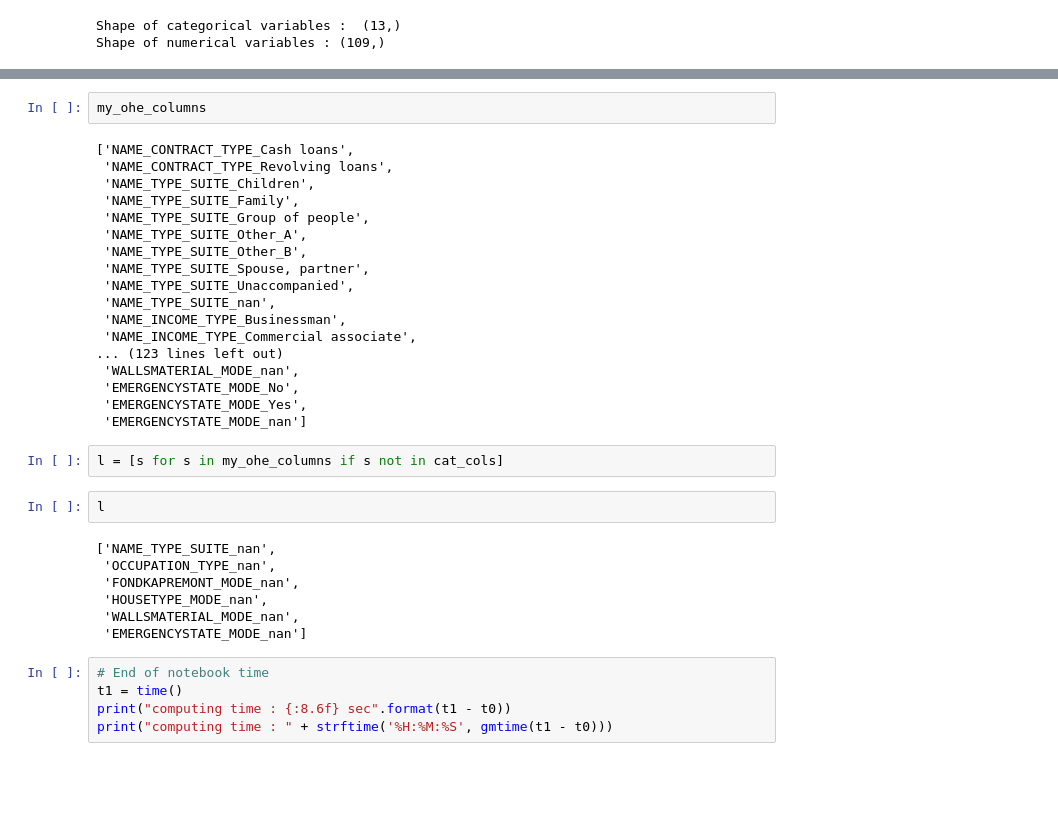
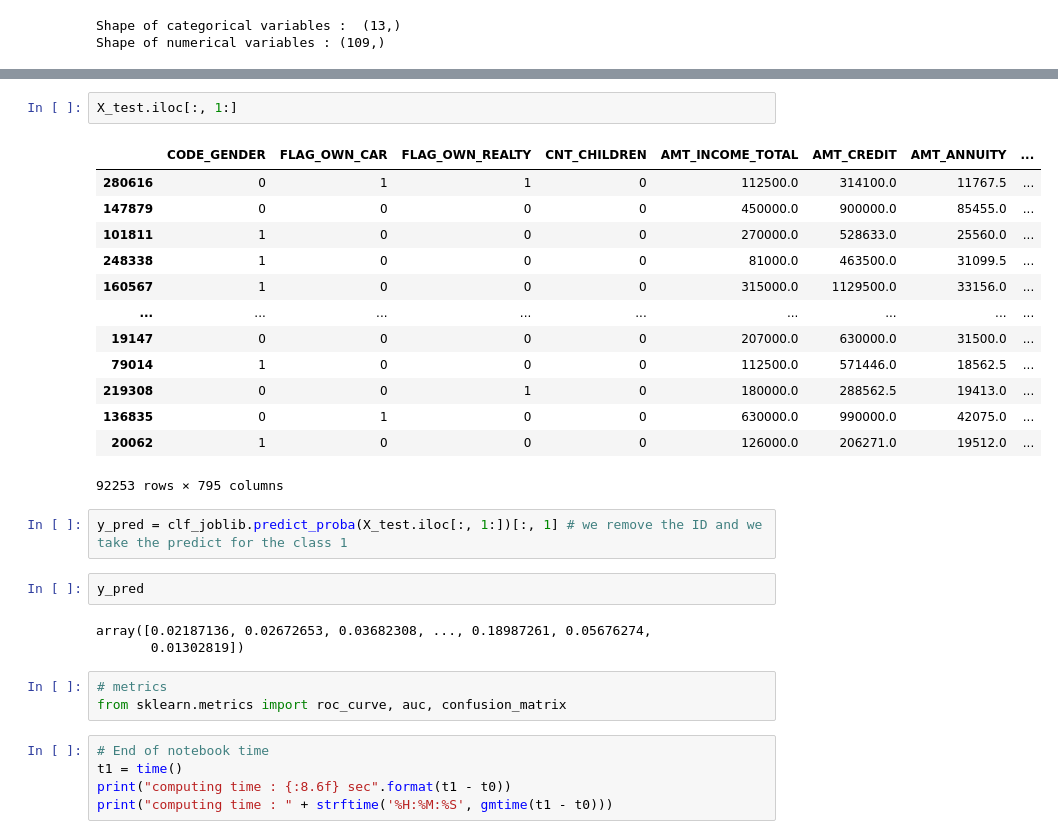
Before and after one commit to oumeima-elgharbi/P7_Data_Science_OpenClassrooms, a Jupyter notebook: P7_01_exploration.ipynb, the cells around one changed output, grey strips where cells are left out. Cells and saved outputs as stored; diff of their text form; blank space fills up the shorter version.

```diff
--- a/P7_01_exploration.ipynb
+++ b/P7_01_exploration.ipynb
@@ -441,34 +316,29 @@ cat_cols
-# %%
-my_ohe_columns
-# %% [output]
-['NAME_CONTRACT_TYPE_Cash loans',
- 'NAME_CONTRACT_TYPE_Revolving loans',
- 'NAME_TYPE_SUITE_Children',
- 'NAME_TYPE_SUITE_Family',
- 'NAME_TYPE_SUITE_Group of people',
- 'NAME_TYPE_SUITE_Other_A',
- 'NAME_TYPE_SUITE_Other_B',
- 'NAME_TYPE_SUITE_Spouse, partner',
- 'NAME_TYPE_SUITE_Unaccompanied',
- 'NAME_TYPE_SUITE_nan',
- 'NAME_INCOME_TYPE_Businessman',
- 'NAME_INCOME_TYPE_Commercial associate',
-... (123 lines left out)
- 'WALLSMATERIAL_MODE_nan',
- 'EMERGENCYSTATE_MODE_No',
- 'EMERGENCYSTATE_MODE_Yes',
- 'EMERGENCYSTATE_MODE_nan']
-# %%
-l = [s for s in my_ohe_columns if s not in cat_cols]
-# %%
-l
-# %% [output]
-['NAME_TYPE_SUITE_nan',
- 'OCCUPATION_TYPE_nan',
- 'FONDKAPREMONT_MODE_nan',
- 'HOUSETYPE_MODE_nan',
- 'WALLSMATERIAL_MODE_nan',
- 'EMERGENCYSTATE_MODE_nan']
+# %%
+X_test.iloc[:, 1:]
+# %% [output]
+|  | CODE_GENDER | FLAG_OWN_CAR | FLAG_OWN_REALTY | CNT_CHILDREN | AMT_INCOME_TOTAL | AMT_CREDIT | AMT_ANNUITY | ... |
+| 280616 | 0 | 1 | 1 | 0 | 112500.0 | 314100.0 | 11767.5 | ... |
+| 147879 | 0 | 0 | 0 | 0 | 450000.0 | 900000.0 | 85455.0 | ... |
+| 101811 | 1 | 0 | 0 | 0 | 270000.0 | 528633.0 | 25560.0 | ... |
+| 248338 | 1 | 0 | 0 | 0 | 81000.0 | 463500.0 | 31099.5 | ... |
+| 160567 | 1 | 0 | 0 | 0 | 315000.0 | 1129500.0 | 33156.0 | ... |
+| ... | ... | ... | ... | ... | ... | ... | ... | ... |
+| 19147 | 0 | 0 | 0 | 0 | 207000.0 | 630000.0 | 31500.0 | ... |
+| 79014 | 1 | 0 | 0 | 0 | 112500.0 | 571446.0 | 18562.5 | ... |
+| 219308 | 0 | 0 | 1 | 0 | 180000.0 | 288562.5 | 19413.0 | ... |
+| 136835 | 0 | 1 | 0 | 0 | 630000.0 | 990000.0 | 42075.0 | ... |
+| 20062 | 1 | 0 | 0 | 0 | 126000.0 | 206271.0 | 19512.0 | ... |
+92253 rows × 795 columns
+# %%
+y_pred = clf_joblib.predict_proba(X_test.iloc[:, 1:])[:, 1] # we remove the ID and we take the predict for the class 1
+# %%
+y_pred
+# %% [output]
+array([0.02187136, 0.02672653, 0.03682308, ..., 0.18987261, 0.05676274,
+       0.01302819])
+# %%
+# metrics
+from sklearn.metrics import roc_curve, auc, confusion_matrix
 # %%
 # End of notebook time
 t1 = time()
```
Also changed, not shown: parts of 12 cells of this notebook, 2 other files.
